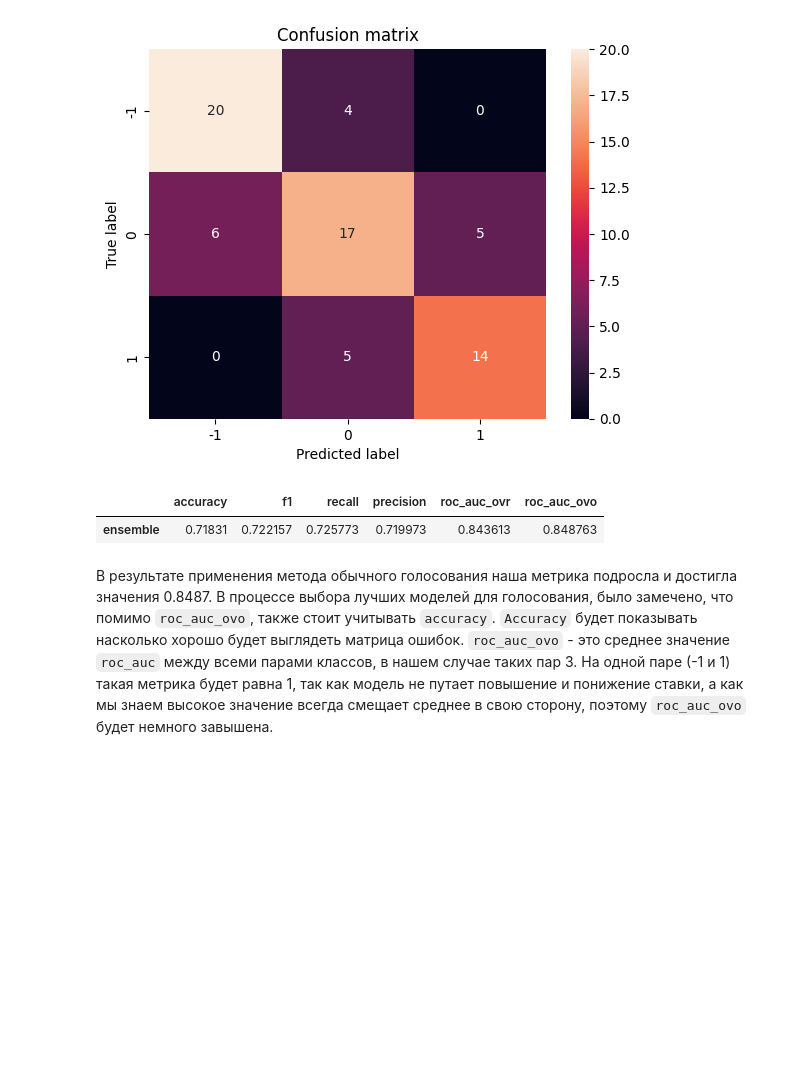
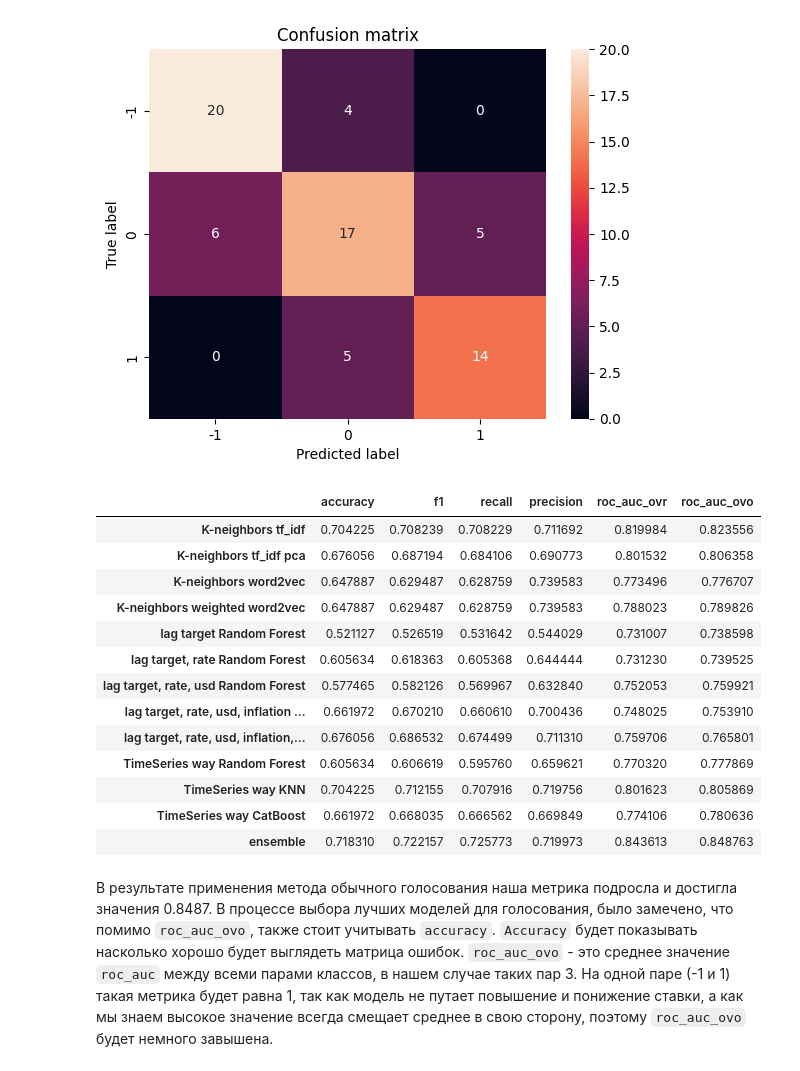
Before and after one commit to ai24-team-15/cbr-press-release-classifier, a Jupyter notebook: ml/non_linear_models/ensemble.ipynb, the cells around one changed output. Drawn from its saved outputs; the diff is of its cells as text; code cells hidden in the pictures; blank space fills up the shorter version.

Commit message:
add ensemble to metrics

```diff
--- a/ml/non_linear_models/ensemble.ipynb
+++ b/ml/non_linear_models/ensemble.ipynb
@@ -41,6 +41,8 @@ RANDOM_STATE = 41825352
 DATASET_URL = "https://storage.yandexcloud.net/cbr-press-release-classifier/cbr-press-releases.csv"
 
 nltk.download("stopwords", quiet=True);
+# %%
+metrics = pd.read_csv('metrics.csv', index_col=0)
 # %% [markdown]
 Получаем данные
 # %%
@@ -261,7 +263,7 @@ VotingClassifier(estimators=[('svc',
 # %% [markdown]
 Посмотрим насколько хорошо работает наш классификатор с помощью кросс-валидации
 # %%
-metrics, model = calc_metrics(X.values, y, ensemble, name="ensemble")
+metric, model = calc_metrics(X.values, y, ensemble, name="ensemble")
 # %% [output]
               precision    recall  f1-score   support
 
@@ -273,11 +275,24 @@ metrics, model = calc_metrics(X.values, y, ensemble, name="ensemble")
    macro avg       0.72      0.73      0.72        71
 weighted avg       0.72      0.72      0.72        71
 [figure]
-# %%
-metrics
-# %% [output]
-|  | accuracy | f1 | recall | precision | roc_auc_ovr | roc_auc_ovo |
-| ensemble | 0.71831 | 0.722157 | 0.725773 | 0.719973 | 0.843613 | 0.848763 |
+# %%
+metrics = pd.concat([metrics, metric], axis=0)
+metrics
+# %% [output]
+|  | accuracy | f1 | recall | precision | roc_auc_ovr | roc_auc_ovo |
+| K-neighbors tf_idf | 0.704225 | 0.708239 | 0.708229 | 0.711692 | 0.819984 | 0.823556 |
+| K-neighbors tf_idf pca | 0.676056 | 0.687194 | 0.684106 | 0.690773 | 0.801532 | 0.806358 |
+| K-neighbors word2vec | 0.647887 | 0.629487 | 0.628759 | 0.739583 | 0.773496 | 0.776707 |
+| K-neighbors weighted word2vec | 0.647887 | 0.629487 | 0.628759 | 0.739583 | 0.788023 | 0.789826 |
+| lag target Random Forest | 0.521127 | 0.526519 | 0.531642 | 0.544029 | 0.731007 | 0.738598 |
+| lag target, rate Random Forest | 0.605634 | 0.618363 | 0.605368 | 0.644444 | 0.731230 | 0.739525 |
+| lag target, rate, usd Random Forest | 0.577465 | 0.582126 | 0.569967 | 0.632840 | 0.752053 | 0.759921 |
+| lag target, rate, usd, inflation ... | 0.661972 | 0.670210 | 0.660610 | 0.700436 | 0.748025 | 0.753910 |
+| lag target, rate, usd, inflation,... | 0.676056 | 0.686532 | 0.674499 | 0.711310 | 0.759706 | 0.765801 |
+| TimeSeries way Random Forest | 0.605634 | 0.606619 | 0.595760 | 0.659621 | 0.770320 | 0.777869 |
+| TimeSeries way KNN | 0.704225 | 0.712155 | 0.707916 | 0.719756 | 0.801623 | 0.805869 |
+| TimeSeries way CatBoost | 0.661972 | 0.668035 | 0.666562 | 0.669849 | 0.774106 | 0.780636 |
+| ensemble | 0.718310 | 0.722157 | 0.725773 | 0.719973 | 0.843613 | 0.848763 |
 # %% [markdown]
 В результате применения метода обычного голосования наша метрика подросла и достигла значения 0.8487. В процессе выбора лучших моделей для голосования, было замечено, что помимо `roc_auc_ovo`, также стоит учитывать `accuracy`. `Accuracy` будет показывать насколько хорошо будет выглядеть матрица ошибок. `roc_auc_ovo` - это среднее значение `roc_auc` между всеми парами классов, в нашем случае таких пар 3. На одной паре (-1 и 1) такая метрика будет равна 1, так как модель не путает повышение и понижение ставки, а как мы знаем высокое значение всегда смещает среднее в свою сторону, поэтому `roc_auc_ovo` будет немного завышена.
 # %% [markdown]
```
Also changed, not shown: parts of 1 cell of this notebook, 1 other file.
